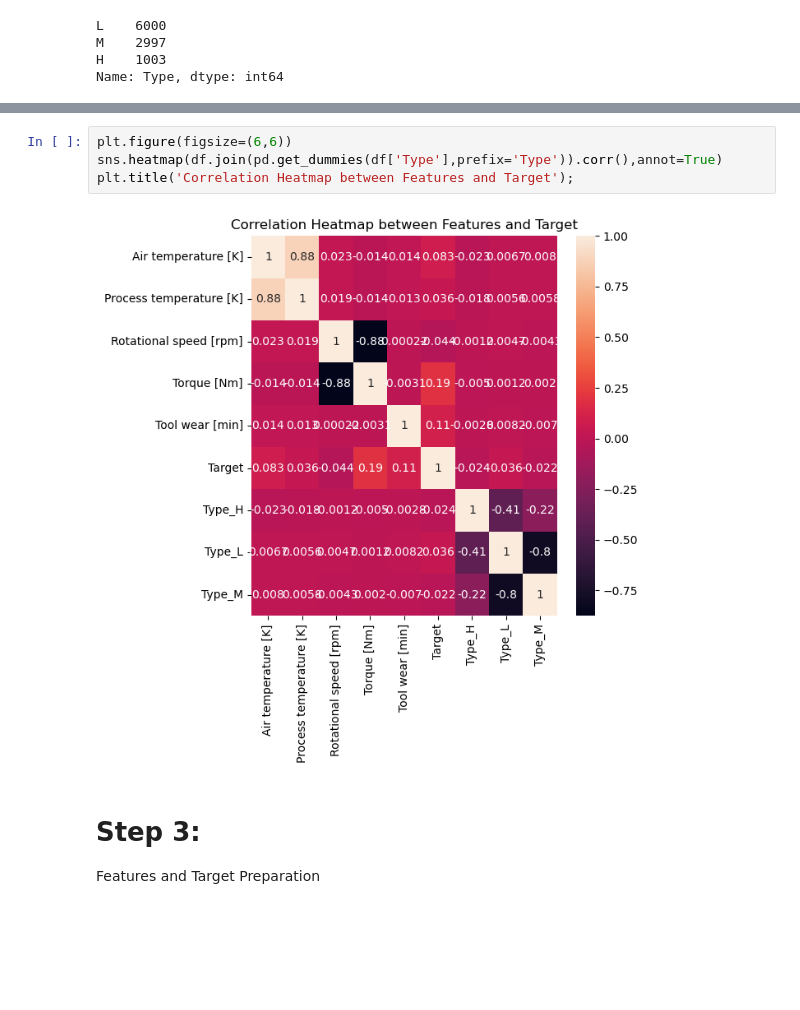
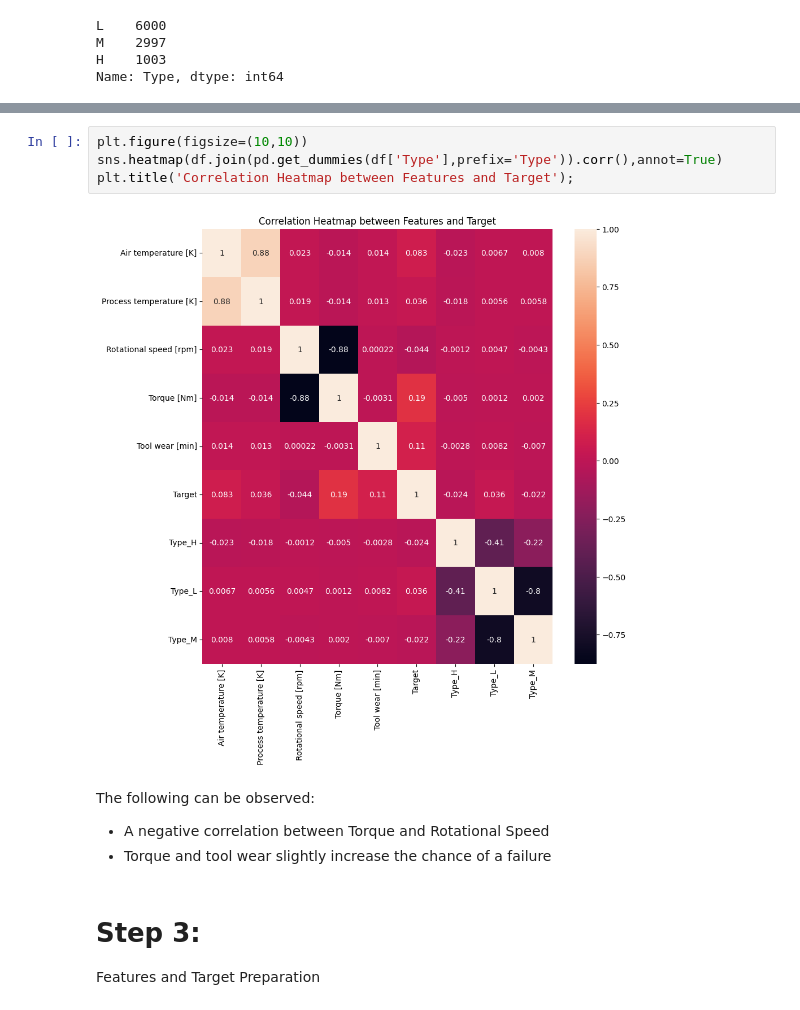
Before and after one commit to t-kessel-datascientist/Predictive-Maintenance, a Jupyter notebook: Predictive_Maintenance_Failure_Prediction.ipynb, the cells around one changed output, grey strips where cells are left out. Cells and saved outputs as stored; diff of their text form; blank space fills up the shorter version.

```diff
--- a/Predictive_Maintenance_Failure_Prediction.ipynb
+++ b/Predictive_Maintenance_Failure_Prediction.ipynb
@@ -151,9 +155,13 @@ df[df['Type']=='L']['Rotational speed [rpm]'].plot()
 # %%
-plt.figure(figsize=(6,6))
+plt.figure(figsize=(10,10))
 sns.heatmap(df.join(pd.get_dummies(df['Type'],prefix='Type')).corr(),annot=True)
 plt.title('Correlation Heatmap between Features and Target');
 # %% [output]
-[figure, old version]
+[figure, new version]
+# %% [markdown]
+The following can be observed:
+- A negative correlation between Torque and Rotational Speed
+- Torque and tool wear slightly increase the chance of a failure
 # %% [markdown]
 # __Step 3:__
 Features and Target Preparation
```
Also changed, not shown: parts of 50 cells of this notebook.
